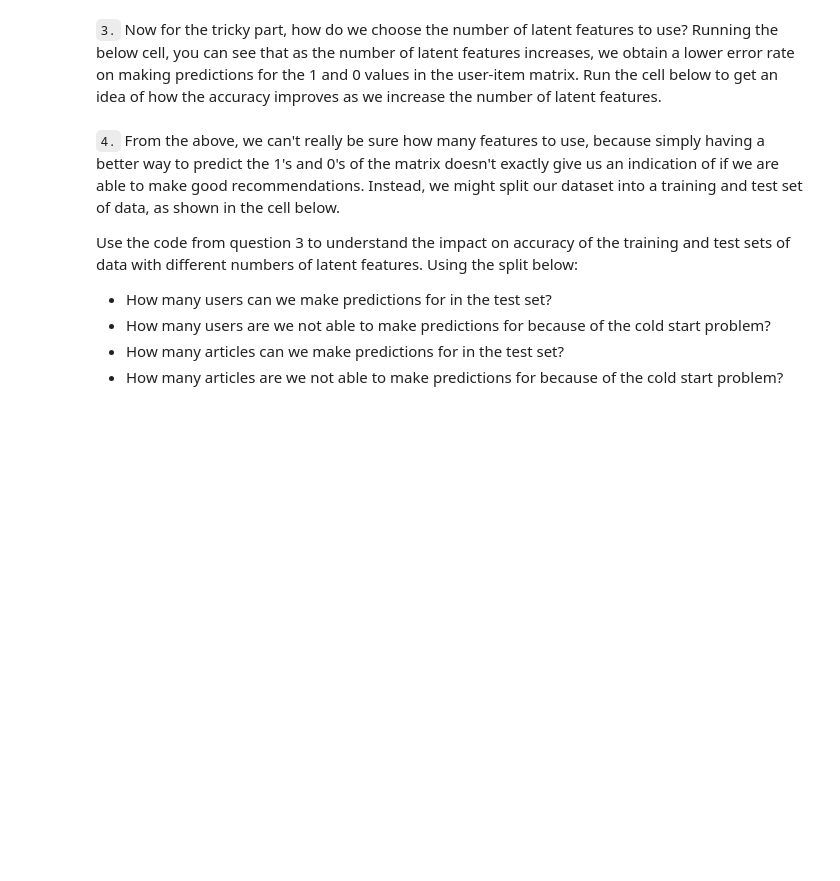
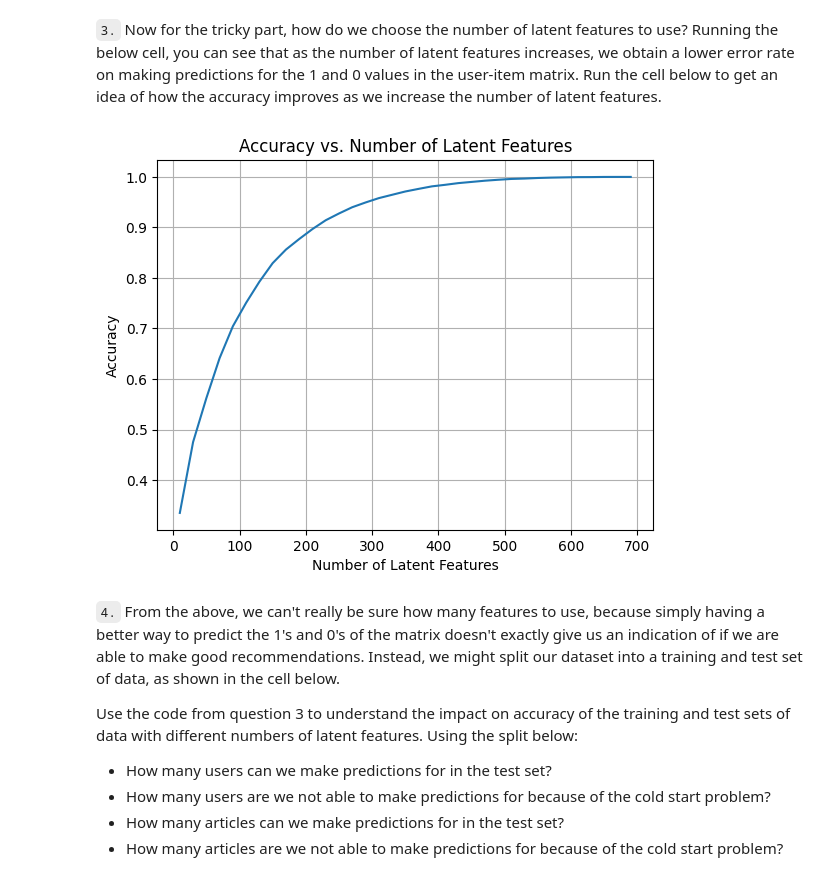
Before and after one commit to RobinWesselmann/Udacity_DataScientist_Class, a Jupyter notebook: 06_Project_Recommendation_Engines/src/Recommendations_with_IBM.ipynb, the cells around one changed output. Saved outputs shown, nothing was run; the diff lists cells and outputs as text; code cells hidden in the pictures; blank space fills up the shorter version.

```diff
--- a/06_Project_Recommendation_Engines/src/Recommendations_with_IBM.ipynb
+++ b/06_Project_Recommendation_Engines/src/Recommendations_with_IBM.ipynb
@@ -989,4 +1008,5 @@ user_item_matrix.head()
 # %%
 # Perform SVD on the User-Item Matrix Here
 
-u, s, vt = # use the built in to get the three matrices
+u, s, vt = np.linalg.svd(user_item_matrix)
+s.shape, u.shape, vt.shape
@@ -997,26 +1024,29 @@ u, s, vt = # use the built in to get the three matrices
 # %%
 num_latent_feats = np.arange(10,700+10,20)
 sum_errs = []
 
 for k in num_latent_feats:
     # restructure with k latent features
     s_new, u_new, vt_new = np.diag(s[:k]), u[:, :k], vt[:k, :]
 
     # take dot product
     user_item_est = np.around(np.dot(np.dot(u_new, s_new), vt_new))
 
     # compute error for each prediction to actual value
     diffs = np.subtract(user_item_matrix, user_item_est)
 
     # total errors and keep track of them
     err = np.sum(np.sum(np.abs(diffs)))
     sum_errs.append(err)
 
 
 plt.plot(num_latent_feats, 1 - np.array(sum_errs)/df.shape[0]);
 plt.xlabel('Number of Latent Features');
 plt.ylabel('Accuracy');
-plt.title('Accuracy vs. Number of Latent Features');
+plt.title('Accuracy vs. Number of Latent Features')
+plt.grid();
+# %% [output]
+[figure, added]
 # %% [markdown]
 `4.` From the above, we can't really be sure how many features to use, because simply having a better way to predict the 1's and 0's of the matrix doesn't exactly give us an indication of if we are able to make good recommendations.  Instead, we might split our dataset into a training and test set of data, as shown in the cell below.
 
```
Also changed, not shown: parts of 25 cells of this notebook.
